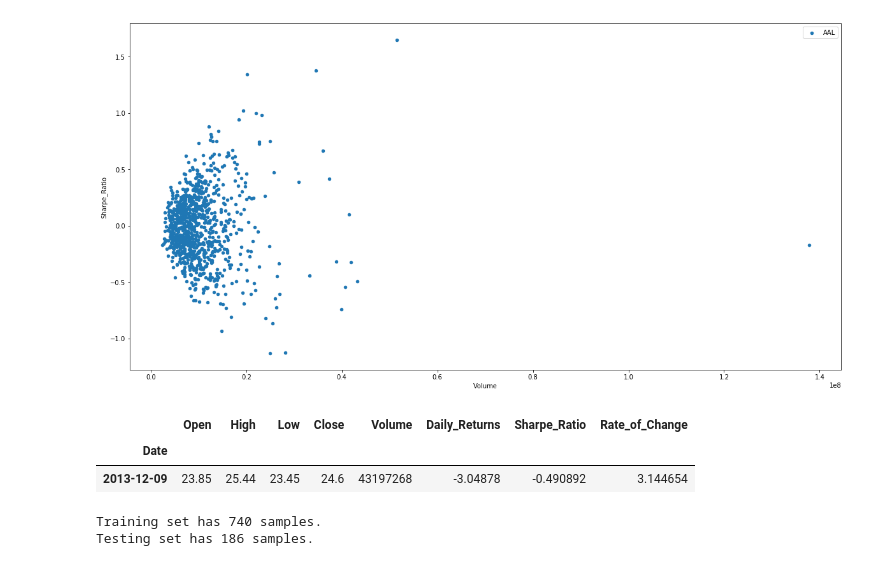
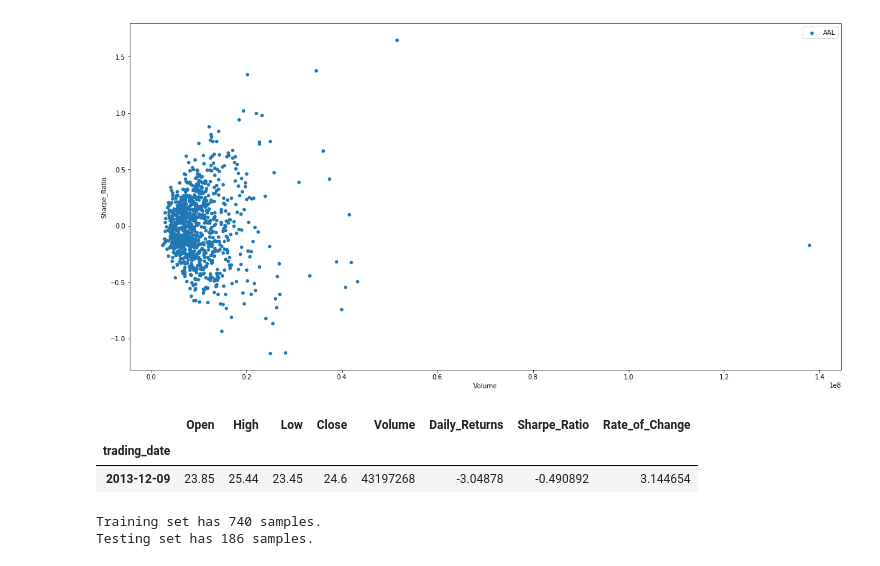
Before and after one commit to kwrjcr/machinelearningnanodegreecapstone, a Jupyter notebook: UdacityMachineLearningNanodegreeCapstoneProject.ipynb, the cells around one changed output. Cells and saved outputs as stored; diff of their text form; code cells hidden in the pictures.

```diff
--- a/UdacityMachineLearningNanodegreeCapstoneProject.ipynb
+++ b/UdacityMachineLearningNanodegreeCapstoneProject.ipynb
@@ -61,0 +62,4 @@ df
+# %%
+dataset = dataset.drop('Name', 1)
+dataset = dataset.drop('Date', 1)
+dataset.set_index(['trading_date'], inplace=True)
@@ -145,11 +163,11 @@ log_df.plot(x=log_df.index, y='Open', label="AAL", figsize=(20,10), use_index=Tr
 plt.show()
 # %%
 #below is the Daily Returns calculation to put into the Sharpe Ratio.
-df_preprocessed = df.assign(Daily_Returns = np.divide((df.Open - df.Close), df.Close) * 100)
+dataset_preprocessed = dataset.assign(Daily_Returns = np.divide((dataset.Open - dataset.Close), dataset.Close) * 100)
 # %%
 #Below is the calculation for the Sharpe Ratio column.
-df_preprocessed = df_preprocessed.assign(Sharpe_Ratio = np.divide((df_preprocessed.Daily_Returns - 0.046), np.std(np.array([df_preprocessed.Open, df_preprocessed.High, df_preprocessed.Low, df_preprocessed.Close]), ddof=1)))
+dataset_preprocessed = dataset_preprocessed.assign(Sharpe_Ratio = np.divide((dataset_preprocessed.Daily_Returns - 0.046), np.std(np.array([dataset_preprocessed.Open, dataset_preprocessed.High, dataset_preprocessed.Low, dataset_preprocessed.Close]), ddof=1)))
 # %%
 #Below is the rate of change for the specific stock.
-df_preprocessed = df_preprocessed.assign(Rate_of_Change = (np.divide(df_preprocessed.Close, df_preprocessed.Open) - 1) * 100)
+dataset_preprocessed = dataset_preprocessed.assign(Rate_of_Change = (np.divide(dataset_preprocessed.Close, dataset_preprocessed.Open) - 1) * 100)
 # %%
@@ -159,8 +177,8 @@ plt.show()
 [figure]
 # %%
 from IPython.display import display
-display(df_preprocessed.head(n=1))
+display(dataset_preprocessed.head(n=1))
 # %% [output]
 |  | Open | High | Low | Close | Volume | Daily_Returns | Sharpe_Ratio | Rate_of_Change |
-| Date |  |  |  |  |  |  |  |  |
+| trading_date |  |  |  |  |  |  |  |  |
 | 2013-12-09 | 23.85 | 25.44 | 23.45 | 24.6 | 43197268 | -3.04878 | -0.490892 | 3.144654 |
```
Also changed, not shown: parts of 18 cells of this notebook, 2 other files.
